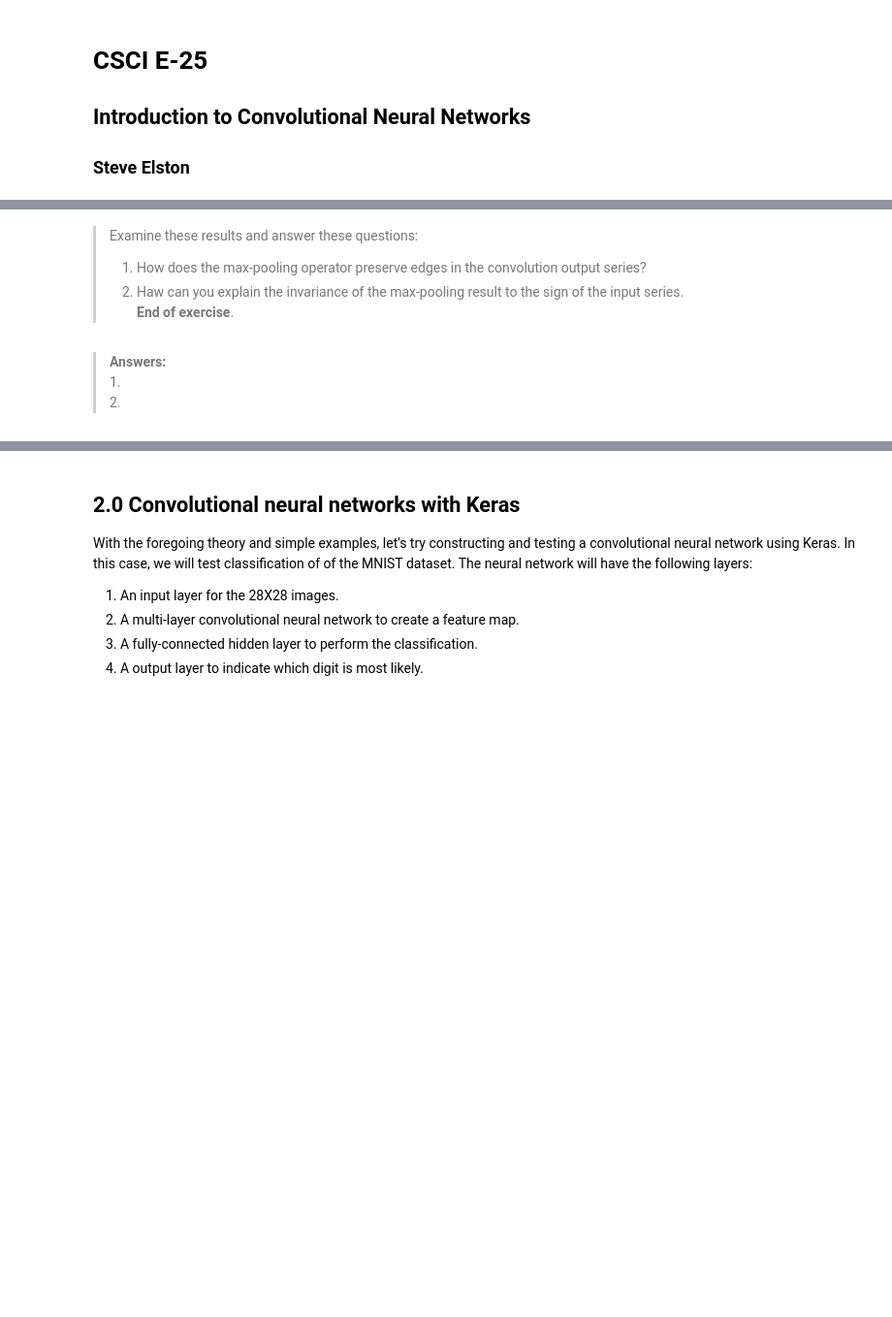
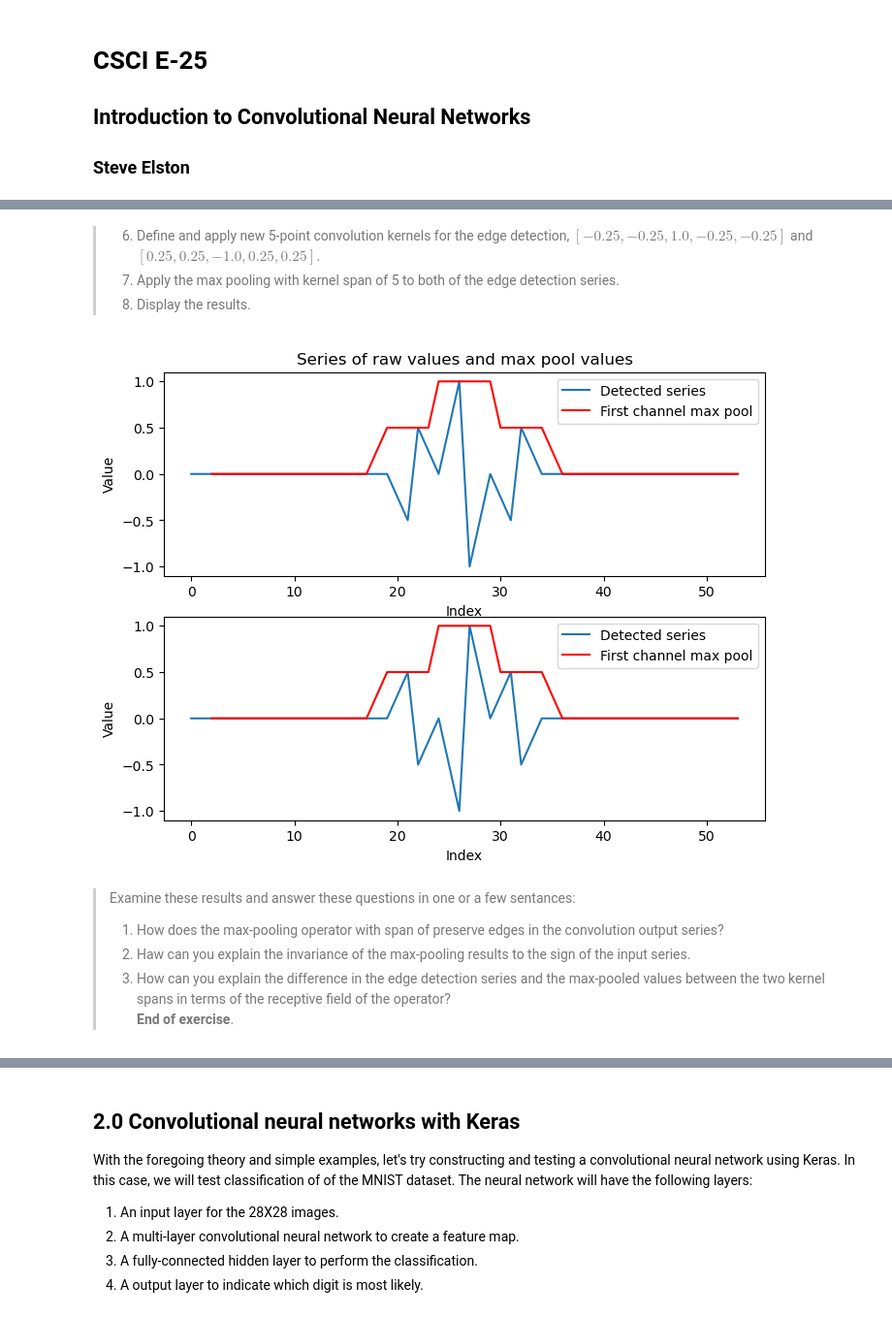
Before and after one commit to StephenElston/CSCI-E25, a Jupyter notebook: Labs/6_IntroToCovNets.ipynb, the cells around one changed output, grey strips where cells are left out. Shown at 97% size. Drawn from its saved outputs; the diff is of its cells as text; code cells hidden in the pictures; blank space fills up the shorter version.

```diff
--- a/Labs/6_IntroToCovNets.ipynb
+++ b/Labs/6_IntroToCovNets.ipynb
@@ -152,9 +194,21 @@ series1 = np.concatenate((np.zeros((20,)), np.zeros((5,)) + 1.0, np.zeros((5,))
+# %% [markdown]
+> 6. Define and apply new 5-point convolution kernels for the edge detection, $[-0.25, - 0.25, 1.0, -0.25, -0.25]$ and $[0.25, 0.25, -1.0, 0.25, 0.25]$.
+> 7. Apply the max pooling with kernel span of 5 to both of the edge detection series.
+> 8. Display the results.
+# %%
+kernel1 = np.array([-0.25, - 0.25, 1.0, -0.25, -0.25])
+kernel2 = np.array([0.25, 0.25, -1.0, 0.25, 0.25])
+result1 = np.convolve(series1, kernel1)
+result2 = np.convolve(series1, kernel2)
+
+pool1 = max_pool(result1, span = 5)
+pool2 = max_pool(result2, span = 5)
+plot_pool(result1, result2, pool1, pool2)
+# %% [output]
+[figure, added]
 # %% [markdown]
-> Examine these results and answer these questions:
-> 1. How does the max-pooling operator preserve edges in the convolution output series?
-> 2. Haw can you explain the invariance of the max-pooling result to the sign of the input series.
+> Examine these results and answer these questions in one or a few sentances:
+> 1. How does the max-pooling operator with span of  preserve edges in the convolution output series?
+> 2. Haw can you explain the invariance of the max-pooling results to the sign of the input series.
+> 3. How can you explain the difference in the edge detection series and the max-pooled values between the two kernel spans in terms of the receptive field of the operator?
 > **End of exercise**.
-# %% [markdown]
-> **Answers:**
-> 1.
-> 2.
```
Also changed, not shown: parts of 53 cells of this notebook.
